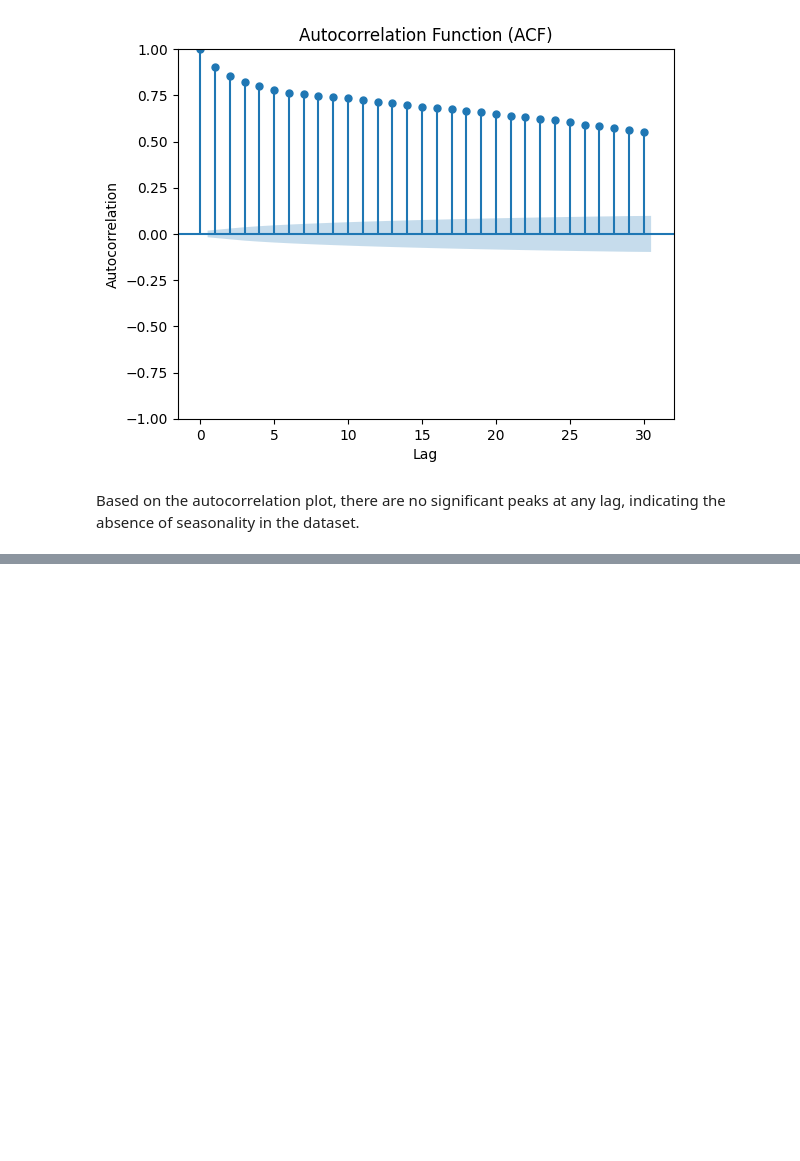
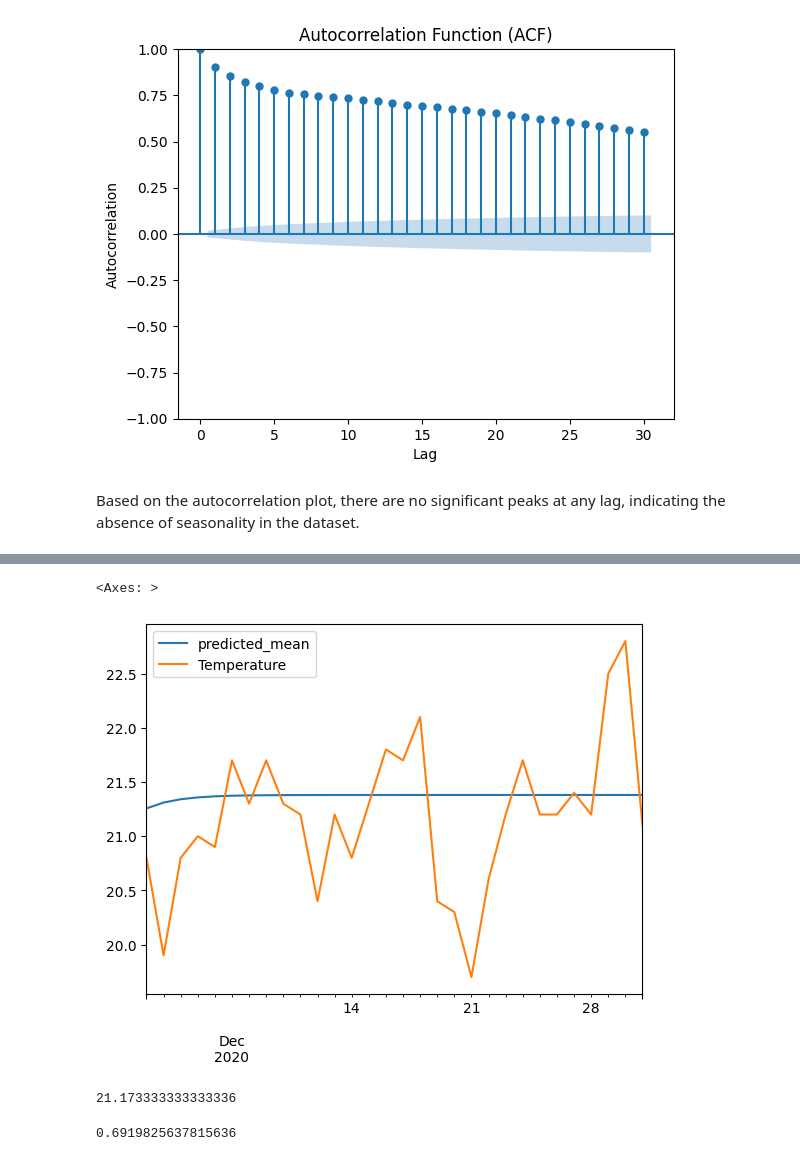
Before and after one commit to bhumikays/Time-Series-Forecasting-of-Temperature, a Jupyter notebook: Data _Cleaning_and_EDA.ipynb, the cells around one changed output, grey strips where cells are left out. Drawn from its saved outputs; the diff is of its cells as text; code cells hidden in the pictures; blank space fills up the shorter version.

```diff
--- a/Data _Cleaning_and_EDA.ipynb
+++ b/Data _Cleaning_and_EDA.ipynb
@@ -269,0 +311,4 @@ plt.show()
+# %%
+train = data.iloc[:-30]
+test = data.iloc[-30:]
+train.shape, test.shape
@@ -269,0 +317,7 @@ plt.show()
+# %%
+from statsmodels.tsa.arima.model import ARIMA
+
+# Assuming 'train' is your DataFrame containing the temperature data
+model = ARIMA(train['Temperature'], order=(1,1,2))
+model = model.fit()
+model.summary()
@@ -269,0 +344,5 @@ plt.show()
+# %%
+start = len(train)
+end = len(train) + len(test) - 1
+pred = model.predict(start = start, end = end, typ = 'original')
+pred
@@ -269,0 +367,17 @@ plt.show()
+# %%
+pred.plot(legend = True)
+test['Temperature'].plot(legend = True)
+# %% [output]
+<Axes: >
+[figure, added]
+# %%
+test['Temperature'].mean()
+# %% [output]
+21.173333333333336
+# %%
+from sklearn.metrics import mean_squared_error
+from math import sqrt
+rmse = sqrt(mean_squared_error(pred, test['Temperature']))
+rmse
+# %% [output]
+0.6919825637815636
```
Also changed, not shown: parts of 22 cells of this notebook.
